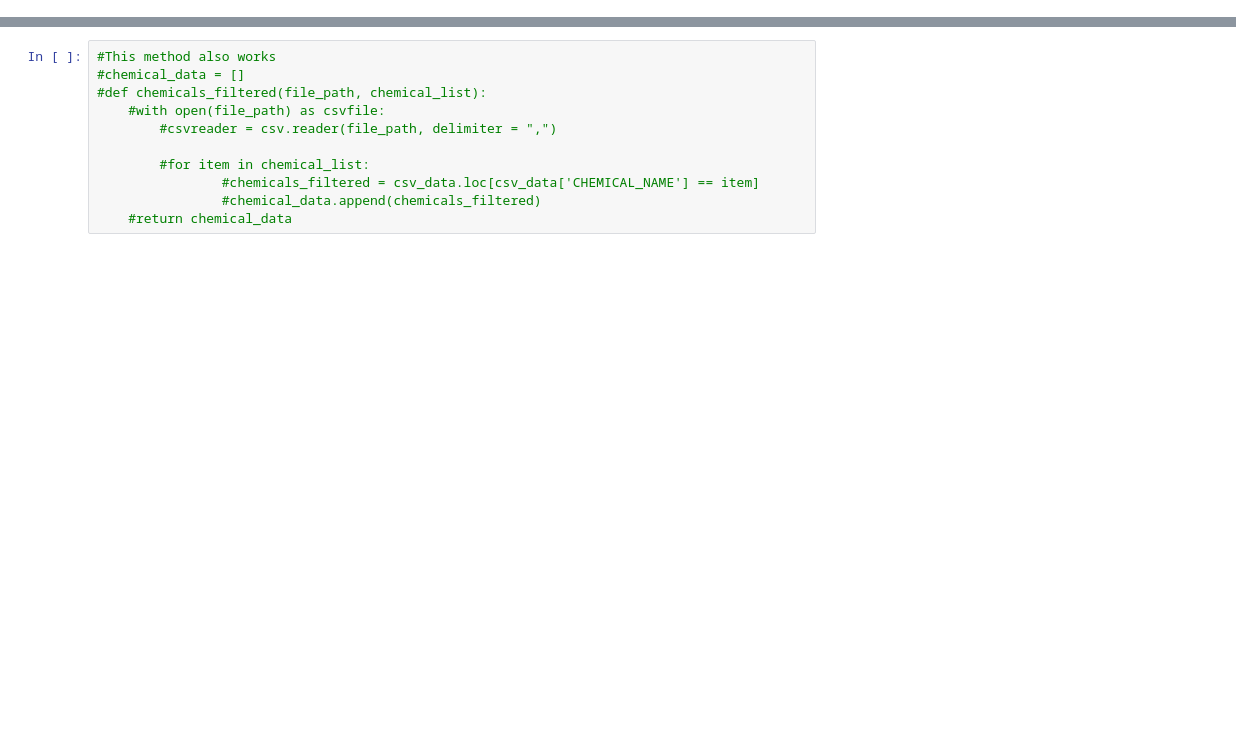
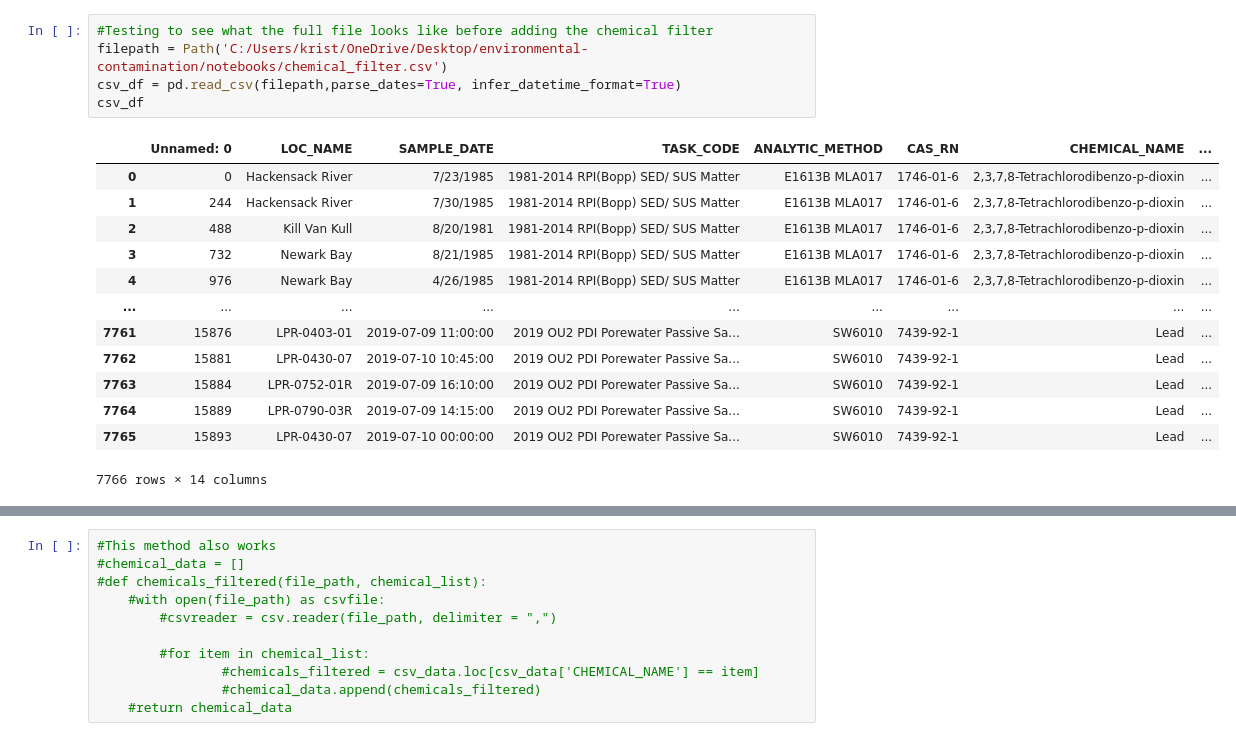
Before and after one commit to kxh3/environmental_contamination, a Jupyter notebook: notebooks/krista.ipynb, the cells around one changed output, grey strips where cells are left out. Saved outputs shown, nothing was run; the diff lists cells and outputs as text; blank space fills up the shorter version.

```diff
--- a/notebooks/krista.ipynb
+++ b/notebooks/krista.ipynb
@@ -6,0 +18,19 @@ import os
+# %%
+#Testing to see what the full file looks like before adding the chemical filter
+filepath = Path('C:/Users/krist/OneDrive/Desktop/environmental-contamination/notebooks/chemical_filter.csv')
+csv_df = pd.read_csv(filepath,parse_dates=True, infer_datetime_format=True)
+csv_df
+# %% [output]
+|  | Unnamed: 0 | LOC_NAME | SAMPLE_DATE | TASK_CODE | ANALYTIC_METHOD | CAS_RN | CHEMICAL_NAME | ... |
+| 0 | 0 | Hackensack River | 7/23/1985 | 1981-2014 RPI(Bopp) SED/ SUS Matter | E1613B MLA017 | 1746-01-6 | 2,3,7,8-Tetrachlorodibenzo-p-dioxin | ... |
+| 1 | 244 | Hackensack River | 7/30/1985 | 1981-2014 RPI(Bopp) SED/ SUS Matter | E1613B MLA017 | 1746-01-6 | 2,3,7,8-Tetrachlorodibenzo-p-dioxin | ... |
+| 2 | 488 | Kill Van Kull | 8/20/1981 | 1981-2014 RPI(Bopp) SED/ SUS Matter | E1613B MLA017 | 1746-01-6 | 2,3,7,8-Tetrachlorodibenzo-p-dioxin | ... |
+| 3 | 732 | Newark Bay | 8/21/1985 | 1981-2014 RPI(Bopp) SED/ SUS Matter | E1613B MLA017 | 1746-01-6 | 2,3,7,8-Tetrachlorodibenzo-p-dioxin | ... |
+| 4 | 976 | Newark Bay | 4/26/1985 | 1981-2014 RPI(Bopp) SED/ SUS Matter | E1613B MLA017 | 1746-01-6 | 2,3,7,8-Tetrachlorodibenzo-p-dioxin | ... |
+| ... | ... | ... | ... | ... | ... | ... | ... | ... |
+| 7761 | 15876 | LPR-0403-01 | 2019-07-09 11:00:00 | 2019 OU2 PDI Porewater Passive Sa... | SW6010 | 7439-92-1 | Lead | ... |
+| 7762 | 15881 | LPR-0430-07 | 2019-07-10 10:45:00 | 2019 OU2 PDI Porewater Passive Sa... | SW6010 | 7439-92-1 | Lead | ... |
+| 7763 | 15884 | LPR-0752-01R | 2019-07-09 16:10:00 | 2019 OU2 PDI Porewater Passive Sa... | SW6010 | 7439-92-1 | Lead | ... |
+| 7764 | 15889 | LPR-0790-03R | 2019-07-09 14:15:00 | 2019 OU2 PDI Porewater Passive Sa... | SW6010 | 7439-92-1 | Lead | ... |
+| 7765 | 15893 | LPR-0430-07 | 2019-07-10 00:00:00 | 2019 OU2 PDI Porewater Passive Sa... | SW6010 | 7439-92-1 | Lead | ... |
+7766 rows × 14 columns
```
Also changed, not shown: parts of 13 cells of this notebook, 1 other file.
